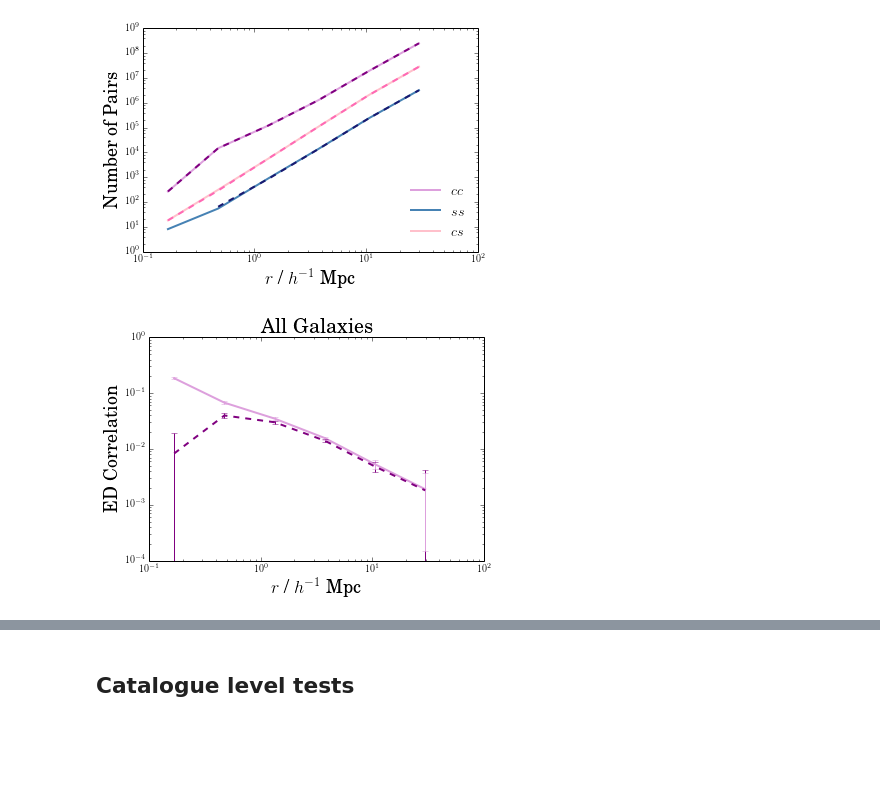
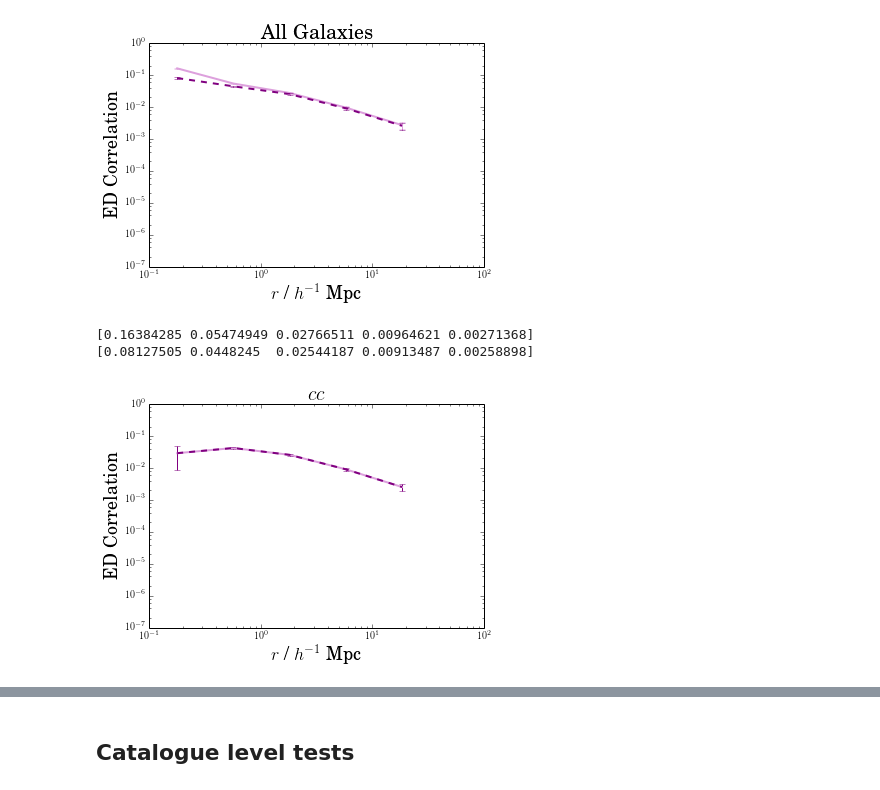
Before and after one commit to ssamuroff/mbii, a Jupyter notebook: notebooks/mbii_symmetry_tests.ipynb, the cells around one changed output, grey strips where cells are left out. Cells and saved outputs as stored; diff of their text form; code cells hidden in the pictures; blank space fills up the shorter version.

```diff
--- a/notebooks/mbii_symmetry_tests.ipynb
+++ b/notebooks/mbii_symmetry_tests.ipynb
@@ -2,18 +2,20 @@
 import numpy as np
 import matplotlib.pyplot as plt
 %matplotlib inline
+
+central_name='most_massive'
 # %%
 fid = {}
 sym = {}
 
-base = '/Users/hattifattener/physics2/massive_black_ii/2pt/ns300_nd1000/v6/'
+base = '/Users/hattifattener/Documents/ias/mbii/2pt/ns300_nd1000/v9/'
 for i in xrange(2):
     for j in xrange(2):
-        fid[(i+1,j+1)] = np.loadtxt(base+'ED_corr_%d%d_splitbymost_massive.txt'%(i+1,j+1)).T
-        sym[(i+1,j+1)] = np.loadtxt(base+'symmetrised/ED_corr_%d%d_splitbymost_massive.txt'%(i+1,j+1)).T
+        fid[(i+1,j+1)] = np.loadtxt(base+'ED_corr_%d%d_splitby%s.txt'%(i+1,j+1,central_name)).T
+        sym[(i+1,j+1)] = np.loadtxt(base+'symmetrised/ED_corr_%d%d_splitby%s.txt'%(i+1,j+1,central_name)).T
 
-fid[(0,0)] = np.loadtxt(base+'ED_corr_%d%d_splitbymost_massive.txt'%(0,0)).T
-sym[(0,0)] = np.loadtxt(base+'symmetrised/ED_corr_%d%d_splitbymost_massive.txt'%(0,0)).T
+fid[(0,0)] = np.loadtxt(base+'ED_corr_%d%d_splitby%s.txt'%(0,0,central_name)).T
+sym[(0,0)] = np.loadtxt(base+'symmetrised/ED_corr_%d%d_splitby%s.txt'%(0,0,central_name)).T
 
 print fid[0,0][2].sum()
 print sym[0,0][2].sum()
@@ -23,16 +27,16 @@ print sym[0,0][2].sum()
 # %%
-plt.plot(fid[1,1][0], fid[1,1][2], color='plum', lw=2, label='$cc$')
-plt.plot(sym[1,1][0], sym[1,1][2], color='purple', lw=2, ls='--')
-plt.plot(fid[1,1][0], fid[2,2][2], color='steelblue', lw=2, label='$ss$')
-plt.plot(sym[1,1][0], sym[2,2][2], color='midnightblue', lw=2, ls='--')
-plt.plot(fid[1,1][0], fid[2,1][2], color='pink', lw=2, label='$cs$')
-plt.plot(sym[1,1][0], sym[2,1][2], color='hotpink', lw=2, ls='--')
-plt.xscale('log')
-plt.yscale('log')
-plt.xlabel('$r$ / $h^{-1}$ Mpc', fontsize=18)
-plt.ylabel('Number of Pairs', fontsize=18)
-plt.legend(loc='lower right')
-plt.show()
+#plt.plot(fid[1,1][0], fid[1,1][2], color='plum', lw=2, label='$cc$')
+#plt.plot(sym[1,1][0], sym[1,1][2], color='purple', lw=2, ls='--')
+#plt.plot(fid[1,1][0], fid[2,2][2], color='steelblue', lw=2, label='$ss$')
+#plt.plot(sym[1,1][0], sym[2,2][2], color='midnightblue', lw=2, ls='--')
+#plt.plot(fid[1,1][0], fid[2,1][2], color='pink', lw=2, label='$cs$')
+#plt.plot(sym[1,1][0], sym[2,1][2], color='hotpink', lw=2, ls='--')
+#plt.xscale('log')
+#plt.yscale('log')
+#plt.xlabel('$r$ / $h^{-1}$ Mpc', fontsize=18)
+#plt.ylabel('Number of Pairs', fontsize=18)
+#plt.legend(loc='lower right')
+#plt.show()
 
 
 fig = plt.figure()
@@ -41,13 +45,13 @@ sel=(sym[0,0][2]>0)
 plt.plot(fid[0,0][0], fid[0,0][1], color='plum', lw=2)
 plt.plot(sym[0,0][0][sym[0,0][1]>0], sym[0,0][1][sym[0,0][1]>0], color='purple', lw=2, ls='--')
 #plt.errorbar(fid[1,1][0], fid[1,1][1], yerr=fid[1,1][3], elinewidth=2, linestyle='none', color='plum')
-plt.errorbar(sym[0,0][0][sym[0,0][1]>0], sym[0,0][1][sym[0,0][1]>0], yerr=sym[0,0][3][sym[0,0][1]>0], linestyle='none', color='purple')
-plt.errorbar(sym[0,0][0][sym[0,0][1]<0], abs(sym[0,0][1][sym[0,0][1]<0]), yerr=sym[0,0][3][sym[0,0][1]<0], fmt='x', linestyle='none', color='purple')
-plt.errorbar(fid[0,0][0], fid[0,0][1], yerr=fid[0,0][3], linestyle='none', color='plum')
+plt.errorbar(sym[0,0][0][sym[0,0][1]>0], sym[0,0][1][sym[0,0][1]>0], yerr=sym[0,0][-1][sym[0,0][1]>0], linestyle='none', color='purple')
+plt.errorbar(sym[0,0][0][sym[0,0][1]<0], abs(sym[0,0][1][sym[0,0][1]<0]), yerr=sym[0,0][-1][sym[0,0][1]<0], fmt='x', linestyle='none', color='purple')
+plt.errorbar(fid[0,0][0], fid[0,0][1], yerr=fid[0,0][-1], linestyle='none', color='plum')
 plt.xscale('log')
 #plt.yscale('log')
 ax.set_yscale('log', nonposy="clip")
-#plt.ylim(1e-4,1e-1)
+plt.ylim(1e-7,1e0)
 plt.xlabel('$r$ / $h^{-1}$ Mpc', fontsize=18)
 plt.ylabel('ED Correlation', fontsize=18)
 plt.title('All Galaxies', fontsize=20)
@@ -61,11 +65,11 @@ ax = fig.add_subplot(1, 1, 1)
 plt.plot(fid[1,1][0], abs(fid[1,1][1]), color='plum', lw=2)
 plt.plot(sym[1,1][0], abs(sym[1,1][1]), color='purple', lw=2, ls='--')
 #plt.errorbar(fid[1,1][0], fid[1,1][1], yerr=fid[1,1][3], elinewidth=2, linestyle='none', color='plum')
-plt.errorbar(sym[1,1][0], abs(sym[1,1][1]), yerr=sym[1,1][3], linestyle='none', color='purple')
+plt.errorbar(sym[1,1][0], abs(sym[1,1][1]), yerr=sym[1,1][-1], linestyle='none', color='purple')
 plt.xscale('log')
 #plt.yscale('log')
 ax.set_yscale('log', nonposy="clip")
-#plt.ylim(1e-4,1e-1)
+plt.ylim(1e-7,1e0)
 plt.xlabel('$r$ / $h^{-1}$ Mpc', fontsize=18)
 plt.ylabel('ED Correlation', fontsize=18)
 plt.title('$cc$', fontsize=20)
@@ -84,8 +88,8 @@ sel=(sym[2,2][2]>0)
 plt.plot(fid[2,2][0], abs(fid[2,2][1]), color='steelblue', lw=2, label='Unsymmetrised')
 plt.plot(sym[2,2][0][sel], abs(sym[2,2][1][sel]), color='midnightblue', lw=2, ls='--', label='Symmetrised')
 plt.plot(sym[2,2][0][(sym[2,2][1]<0) & sel], abs(sym[2,2][1][(sym[2,2][1]<0) & sel]), 'x', ms=8, color='midnightblue', lw=2)
-plt.errorbar(fid[2,2][0], fid[2,2][1], yerr=fid[2,2][3], linestyle='none', color='steelblue')
-plt.errorbar(sym[2,2][0][sel], abs(sym[2,2][1][sel]), yerr=sym[2,2][3][sel], linestyle='none', color='midnightblue')
+plt.errorbar(fid[2,2][0], fid[2,2][1], yerr=fid[2,2][-1], linestyle='none', color='steelblue')
+plt.errorbar(sym[2,2][0][sel], abs(sym[2,2][1][sel]), yerr=sym[2,2][-1][sel], linestyle='none', color='midnightblue')
 plt.xscale('log')
 ax.set_yscale('log', nonposy="clip")
 plt.ylim(1e-7,1e0)
@@ -104,11 +108,11 @@ ax = fig.add_subplot(1, 1, 1)
 plt.plot(fid[1,2][0], abs(fid[1,2][1]), color='gray', lw=2)
 plt.plot(sym[1,2][0], abs(sym[1,2][1]), color='green', lw=2, ls='--')
 plt.plot(sym[1,2][0][sym[1,2][1]<0], abs(sym[1,2][1][sym[1,2][1]<0]), 'x', ms=8, color='green', lw=2)
-plt.errorbar(fid[1,2][0], fid[1,2][1], yerr=fid[1,2][3], linestyle='none', color='gray')
-plt.errorbar(sym[1,2][0], abs(sym[1,2][1]), yerr=sym[1,2][3], linestyle='none', color='green')
+plt.errorbar(fid[1,2][0], fid[1,2][1], yerr=fid[1,2][-1], linestyle='none', color='gray')
+plt.errorbar(sym[1,2][0], abs(sym[1,2][1]), yerr=sym[1,2][-1], linestyle='none', color='green')
 plt.xscale('log')
 ax.set_yscale('log', nonposy="clip")
-plt.ylim(1e-7,1e-1)
+plt.ylim(1e-7,1e0)
 plt.xlabel('$r$ / $h^{-1}$ Mpc', fontsize=18)
 plt.ylabel('ED Correlation', fontsize=18)
 plt.title('$cs$', fontsize=20)
@@ -122,43 +126,45 @@ ax = fig.add_subplot(1, 1, 1)
 plt.plot(fid[2,1][0], abs(fid[2,1][1]), color='pink', lw=2)
 plt.plot(sym[2,1][0], abs(sym[2,1][1]), color='hotpink', lw=2, ls='--')
 plt.plot(sym[2,1][0][sym[2,1][1]<0], abs(sym[2,1][1][sym[2,1][1]<0]), 'x', ms=8, color='hotpink', lw=2)
-plt.errorbar(fid[2,1][0], fid[2,1][1], yerr=fid[2,1][3], linestyle='none', color='pink')
-plt.errorbar(sym[2,1][0], abs(sym[2,1][1]), yerr=sym[2,1][3], linestyle='none', color='hotpink')
+plt.errorbar(fid[2,1][0], fid[2,1][1], yerr=fid[2,1][-1], linestyle='none', color='pink')
+plt.errorbar(sym[2,1][0], abs(sym[2,1][1]), yerr=sym[2,1][-1], linestyle='none', color='hotpink')
 plt.xscale('log')
 ax.set_yscale('log', nonposy="clip")
 plt.ylim(1e-7,1e0)
 plt.xlabel('$r$ / $h^{-1}$ Mpc', fontsize=18)
 plt.ylabel('ED Correlation', fontsize=18)
 plt.title('$sc$', fontsize=20)
 plt.show()
 print fid[2,1][1]
 print sym[2,1][1]
 
 
 
 
 
 fig = plt.figure()
 ax = fig.add_subplot(1, 1, 1)
 
 plt.plot(fid[0,0][0], abs(fid[0,0][1]), color='plum', lw=2, label='All')
-plt.errorbar(fid[0,0][0], fid[0,0][1], yerr=fid[0,0][3], linestyle='none', color='plum')
+plt.errorbar(fid[0,0][0], fid[0,0][1], yerr=fid[0,0][-1], linestyle='none', color='plum')
 plt.plot(fid[1,1][0], abs(fid[1,1][1]), color='purple', lw=2, label='$cc$')
-plt.errorbar(fid[1,1][0], fid[1,1][1], yerr=fid[1,1][3], linestyle='none', color='purple')
+plt.errorbar(fid[1,1][0], fid[1,1][1], yerr=fid[1,1][-1], linestyle='none', color='purple')
 plt.plot(fid[2,2][0], abs(fid[2,2][1]), color='steelblue', lw=2, label='$ss$')
-plt.errorbar(fid[2,2][0], fid[2,2][1], yerr=fid[2,2][3], linestyle='none', color='steelblue')
+plt.errorbar(fid[2,2][0], fid[2,2][1], yerr=fid[2,2][-1], linestyle='none', color='steelblue')
 plt.plot(fid[1,2][0], abs(fid[1,2][1]), color='gray', lw=2, label='$cs$')
-plt.errorbar(fid[1,2][0], fid[1,2][1], yerr=fid[1,2][3], linestyle='none', color='gray')
+plt.errorbar(fid[1,2][0], fid[1,2][1], yerr=fid[1,2][-1], linestyle='none', color='gray')
 plt.plot(fid[2,1][0], abs(fid[2,1][1]), color='pink', lw=2, label='$sc$')
-plt.errorbar(fid[2,1][0], fid[2,1][1], yerr=fid[2,1][3], linestyle='none', color='pink')
+plt.errorbar(fid[2,1][0], fid[2,1][1], yerr=fid[2,1][-1], linestyle='none', color='pink')
 plt.xscale('log')
 ax.set_yscale('log', nonposy="clip")
 plt.legend(loc='lower left')
-plt.ylim(1e-7,1e-0)
+plt.ylim(1e-7,1e0)
 plt.xlabel('$r$ / $h^{-1}$ Mpc', fontsize=18)
 plt.ylabel('ED Correlation', fontsize=18)
 plt.title('$sc$', fontsize=20)
 plt.show()
 # %% [output]
-[figure, old version]
+[figure, new version]
+[0.16384285 0.05474949 0.02766511 0.00964621 0.00271368]
+[0.08127505 0.0448245  0.02544187 0.00913487 0.00258898]
-[figure, old version]
+[figure, new version]
```
Also changed, not shown: parts of 33 cells of this notebook, 9 other files.
